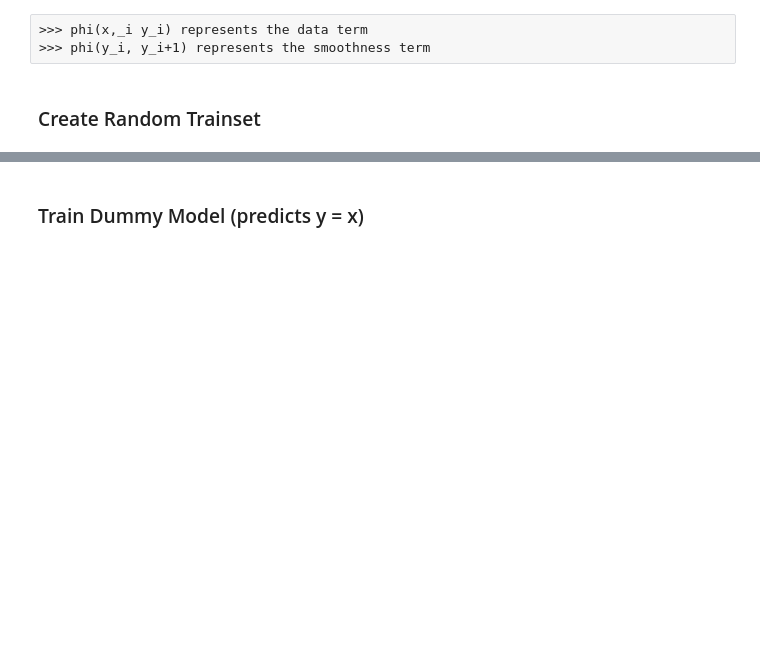
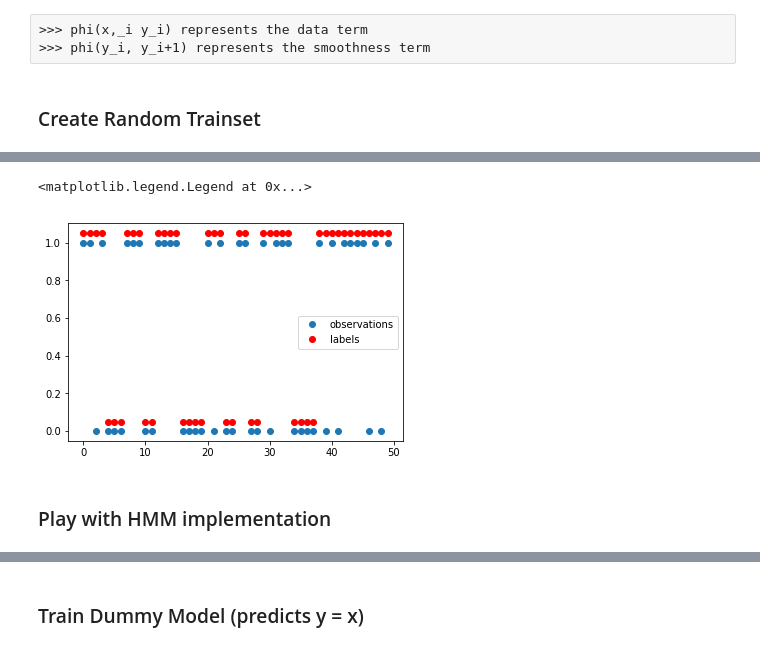
Before and after one commit to shaharazulay/hidden-markov-models, a Jupyter notebook: hmm/test.ipynb, the cells around one changed output, grey strips where cells are left out. Saved outputs shown, nothing was run; the diff lists cells and outputs as text; code cells hidden in the pictures; blank space fills up the shorter version.

```diff
--- a/hmm/test.ipynb
+++ b/hmm/test.ipynb
@@ -18,5 +24,12 @@ def f(x1, x2):
+# %%
+def f_psi(x1, x2):
+    p = np.array([
+    [0.62, 0.38],
+    [0.34, 0.66]])
+    return p[x1, x2]
 # %%
-phi = psi = f
+phi = f_phi
+psi = f_psi
 # %%
 T = 50 # chain length
 # %%
@@ -26,7 +39,7 @@ chain = Chain(length=T, phi=phi, psi=psi, possible_values=[0, 1])
 # %%
 possible_values = [0, 1]
 # %%
-N = 10000
+N = 1000
 # %%
 %%time
 
@@ -47,0 +61,13 @@ Wall time: 29.8 s
+# %%
+# turn to numpy arrays
+X_dataset = np.array([np.array(xi) for xi in X_dataset])
+y_dataset = np.array([np.array(yi) for yi in y_dataset])
+# %%
+plot(X_dataset[-1], 'o')
+plot(y_dataset[-1] + 0.05, 'ro')
+legend(['observations', 'labels'])
+# %% [output]
+<matplotlib.legend.Legend at 0x...>
+[figure, added]
+# %% [markdown]
+### Play with HMM implementation
```
Also changed, not shown: parts of 52 cells of this notebook.
